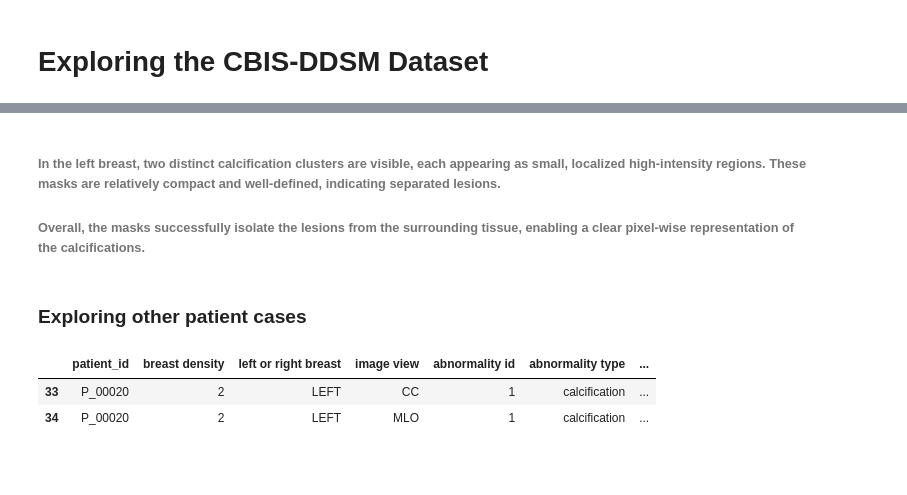
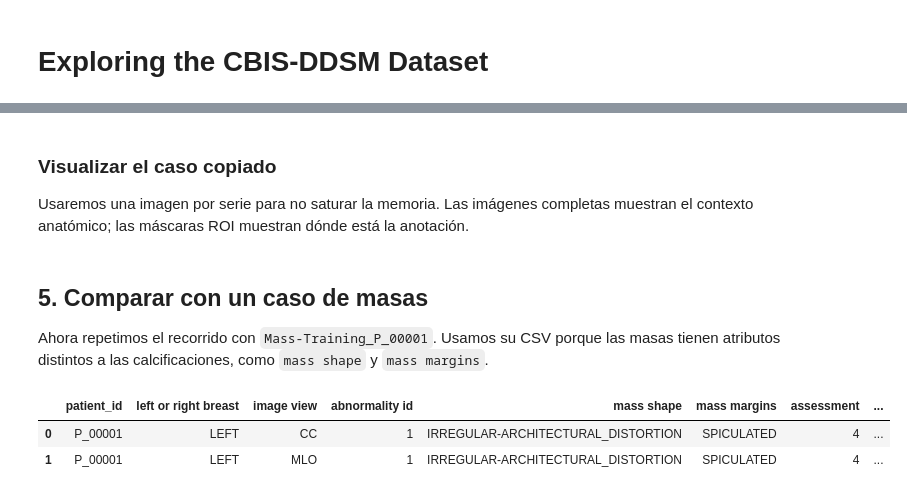
Before and after one commit to luisyauri1/mamografia-a-la-deteccion, a Jupyter notebook: notebooks/Exploring.ipynb, the cells around one changed output, grey strips where cells are left out. Drawn from its saved outputs; the diff is of its cells as text; code cells hidden in the pictures; blank space fills up the shorter version.

```diff
--- a/notebooks/Exploring.ipynb
+++ b/notebooks/Exploring.ipynb
@@ -152,6 +51,17 @@ import matplotlib.pyplot as plt        # Image visualization
 # %%
-ruta_csv = r"Downloads\calc_case_description_train_set.csv" # ruta_csv = stores the location of the metadata file on the computer.
+from pathlib import Path
 
-df = pd.read_csv(ruta_csv) # pd.read_csv(ruta_csv) = reads the CSV file and converts it into a pandas DataFrame,
-                           # a table-like structure that allows us to explore, filter, analyze, and visualize the data.
-                           # df = variable that stores the DataFrame for later use.
+# Buscamos la carpeta data tanto si el notebook se ejecuta desde el proyecto
+# como si se ejecuta desde la carpeta notebooks.
+DATA_DIR = next(
+    (candidate for candidate in (Path("data"), Path("../data")) if candidate.exists()),
+    None,
+)
+if DATA_DIR is None:
+    raise FileNotFoundError("No se encontró la carpeta data/. Ejecuta el notebook desde el proyecto.")
+
+CALC_CSV = DATA_DIR / "calc_case_description_train_set.csv"
+df = pd.read_csv(CALC_CSV)
+
+print(f"Archivo: {CALC_CSV.resolve()}")
+print(f"Filas: {len(df):,} | Columnas: {df.shape[1]}")
@@ -349,31 +244,30 @@ plt.show()          # Display the figure
 # %% [markdown]
-###### In the left breast, two distinct calcification clusters are visible, each appearing as small, localized high-intensity regions. These masks are relatively compact and well-defined, indicating separated lesions.
+### Visualizar el caso copiado
 
-###### Overall, the masks successfully isolate the lesions from the surrounding tissue, enabling a clear pixel-wise representation of the calcifications.
+Usaremos una imagen por serie para no saturar la memoria. Las imágenes completas muestran el contexto anatómico; las máscaras ROI muestran dónde está la anotación.
 # %% [markdown]
-### Exploring other patient cases
+## 5. Comparar con un caso de masas
+
+Ahora repetimos el recorrido con `Mass-Training_P_00001`. Usamos su CSV porque las masas tienen atributos distintos a las calcificaciones, como `mass shape` y `mass margins`.
 # %%
-# Enter the patient ID to explore
-patient_id = "P_00020"
+MASS_CSV = DATA_DIR / "mass_case_description_train_set.csv"
+mass_df = pd.read_csv(MASS_CSV)
+mass_patient_id = "P_00001"
 
-# Retrieve all records associated with the selected patient
-patient_data = df[df["patient_id"] == patient_id][[
+columnas_mass = [
     "patient_id",
-    "breast density",
     "left or right breast",
     "image view",
     "abnormality id",
-    "abnormality type",
-    "calc type",
-    "calc distribution",
+    "mass shape",
+    "mass margins",
     "assessment",
     "pathology",
-    "subtlety"
-]]
-
-# Display the metadata
-patient_data
+    "subtlety",
+]
+mass_case = mass_df.loc[mass_df["patient_id"] == mass_patient_id, columnas_mass]
+mass_case
 # %% [output]
-|  | patient_id | breast density | left or right breast | image view | abnormality id | abnormality type | ... |
-| 33 | P_00020 | 2 | LEFT | CC | 1 | calcification | ... |
-| 34 | P_00020 | 2 | LEFT | MLO | 1 | calcification | ... |
+|  | patient_id | left or right breast | image view | abnormality id | mass shape | mass margins | assessment | ... |
+| 0 | P_00001 | LEFT | CC | 1 | IRREGULAR-ARCHITECTURAL_DISTORTION | SPICULATED | 4 | ... |
+| 1 | P_00001 | LEFT | MLO | 1 | IRREGULAR-ARCHITECTURAL_DISTORTION | SPICULATED | 4 | ... |
```
Also changed, not shown: parts of 29 cells of this notebook, 1 other file.
